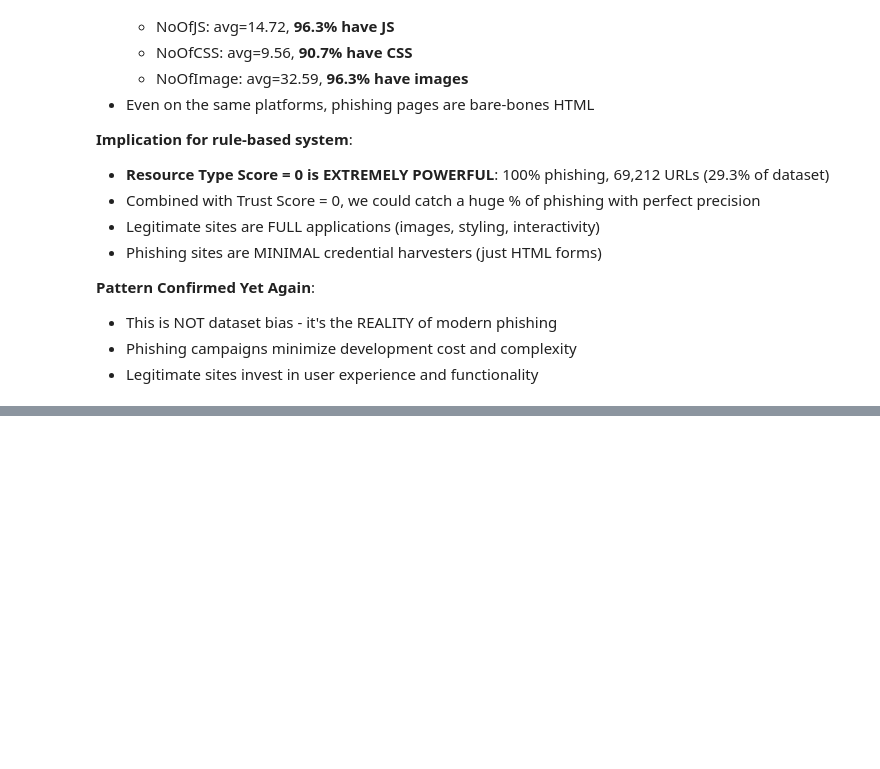
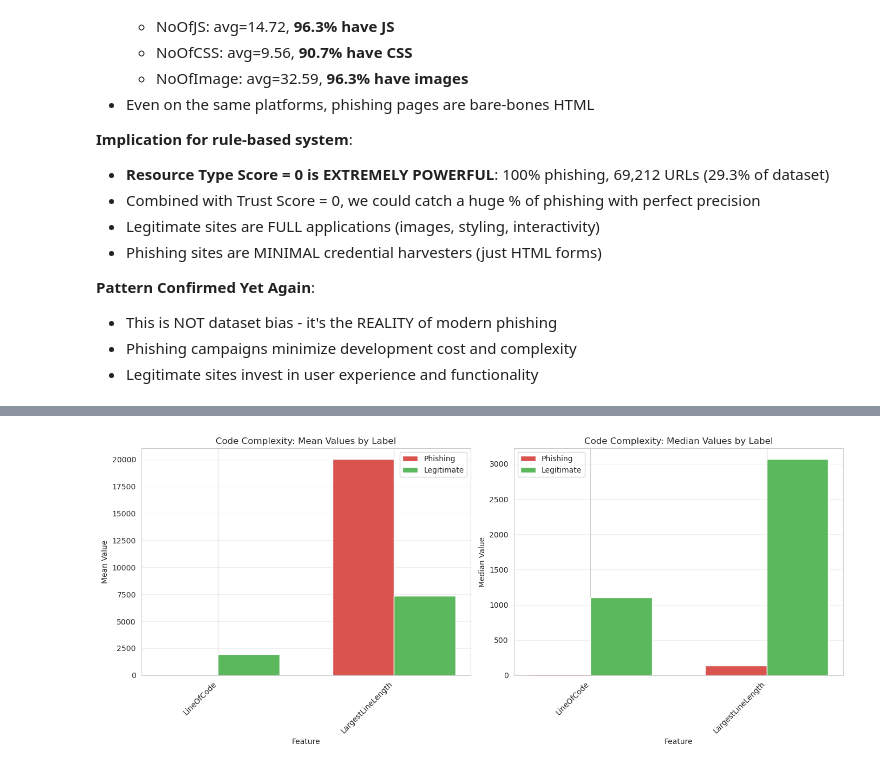
Before and after one commit to D0bledore/kaggle-phising-url-dataset, a Jupyter notebook: 1. Exploration.ipynb, the cells around one changed output, grey strips where cells are left out. Drawn from its saved outputs; the diff is of its cells as text; code cells hidden in the pictures; blank space fills up the shorter version.

```diff
--- a/1. Exploration.ipynb
+++ b/1. Exploration.ipynb
@@ -3079,0 +3084,80 @@ NoOfImage:
+# %%
+# Distribution analysis for code complexity features
+print("=== Code Complexity: Distribution Analysis ===\n")
+
+complexity_features = ['LineOfCode', 'LargestLineLength']
+
+phish_df = df4[df4['label'] == 0]
+legit_df = df4[df4['label'] == 1]
+
+# Basic statistics
+summary_data = []
+for feature in complexity_features:
+    phish_mean = phish_df[feature].mean()
+    legit_mean = legit_df[feature].mean()
+
+    phish_median = phish_df[feature].median()
+    legit_median = legit_df[feature].median()
+
+    phish_p25 = phish_df[feature].quantile(0.25)
+    phish_p75 = phish_df[feature].quantile(0.75)
+    legit_p25 = legit_df[feature].quantile(0.25)
+    legit_p75 = legit_df[feature].quantile(0.75)
+
+    print(f"{feature}:")
+    print(f"  Phishing:")
+    print(f"    Mean:   {phish_mean:>8.2f}")
+    print(f"    Median: {phish_median:>8.2f}")
+    print(f"    25-75%: {phish_p25:>8.2f} - {phish_p75:>8.2f}")
+    print(f"  Legitimate:")
+    print(f"    Mean:   {legit_mean:>8.2f}")
+    print(f"    Median: {legit_median:>8.2f}")
+    print(f"    25-75%: {legit_p25:>8.2f} - {legit_p75:>8.2f}")
+    print()
+
+    summary_data.append({
+        'Feature': feature,
+        'Phishing Mean': phish_mean,
+        'Legitimate Mean': legit_mean,
+        'Phishing Median': phish_median,
+        'Legitimate Median': legit_median,
+        'Ratio Mean (Legit/Phish)': legit_mean / phish_mean if phish_mean > 0 else float('inf')
+    })
+
+# Visualization
+fig, (ax1, ax2) = plt.subplots(1, 2, figsize=(14, 6))
+
+# Mean values
+x = np.arange(len(complexity_features))
+width = 0.35
+
+phish_means = [row['Phishing Mean'] for row in summary_data]
+legit_means = [row['Legitimate Mean'] for row in summary_data]
+
+ax1.bar(x - width/2, phish_means, width, label='Phishing', color='#d9534f')
+ax1.bar(x + width/2, legit_means, width, label='Legitimate', color='#5cb85c')
+ax1.set_xlabel('Feature')
+ax1.set_ylabel('Mean Value')
+ax1.set_title('Code Complexity: Mean Values by Label')
+ax1.set_xticks(x)
+ax1.set_xticklabels(complexity_features, rotation=45, ha='right')
+ax1.legend()
+ax1.grid(axis='y', alpha=0.3)
+
+# Median values
+phish_medians = [row['Phishing Median'] for row in summary_data]
+legit_medians = [row['Legitimate Median'] for row in summary_data]
+
+ax2.bar(x - width/2, phish_medians, width, label='Phishing', color='#d9534f')
+ax2.bar(x + width/2, legit_medians, width, label='Legitimate', color='#5cb85c')
+ax2.set_xlabel('Feature')
+ax2.set_ylabel('Median Value')
+ax2.set_title('Code Complexity: Median Values by Label')
+ax2.set_xticks(x)
+ax2.set_xticklabels(complexity_features, rotation=45, ha='right')
+ax2.legend()
+ax2.grid(axis='y', alpha=0.3)
+
+plt.tight_layout()
+plt.show()
+# %% [output]
@@ -3079,0 +3181 @@ NoOfImage:
+[figure, added]
```
Also changed, not shown: parts of 9 cells of this notebook.
